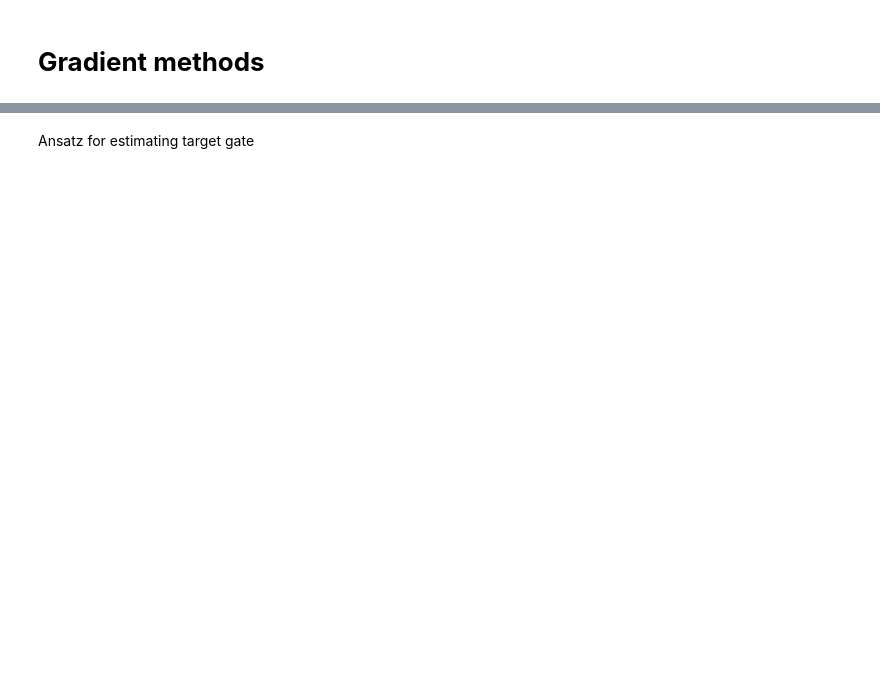
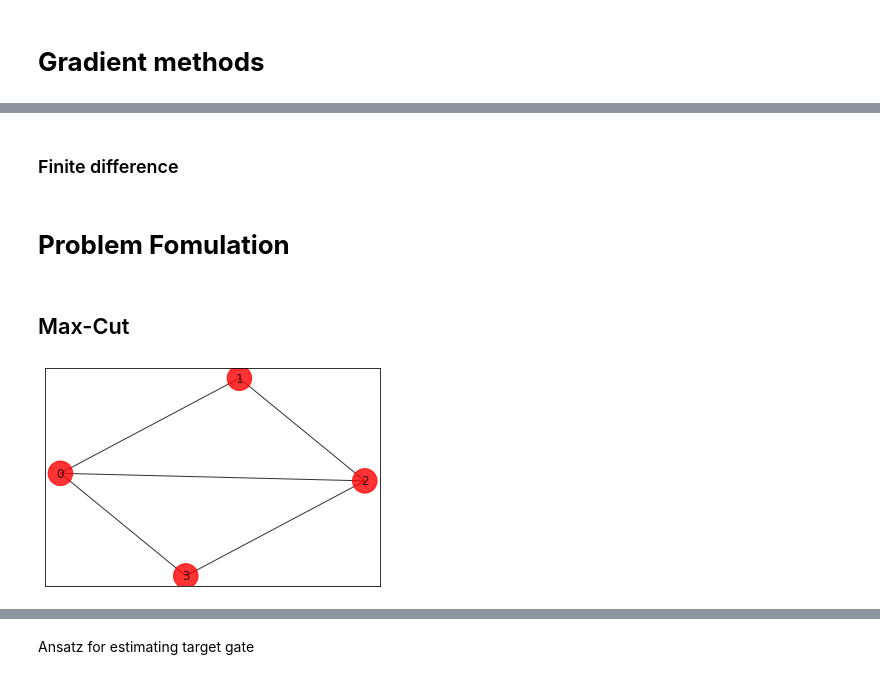
Before and after one commit to BankNatchapol/Comparison-of-Quantum-Gradient, a Jupyter notebook: discrete_vs_continuous/discrete_gradient_comparison.ipynb, the cells around one changed output, grey strips where cells are left out. Cells and saved outputs as stored; diff of their text form; code cells hidden in the pictures; blank space fills up the shorter version.

```diff
--- a/discrete_vs_continuous/discrete_gradient_comparison.ipynb
+++ b/discrete_vs_continuous/discrete_gradient_comparison.ipynb
@@ -214,0 +347,2 @@ def problem():
+# %% [markdown]
+### Finite difference
@@ -214,0 +371,13 @@ def problem():
+# %% [markdown]
+# **Problem Fomulation**
+# %% [markdown]
+## Max-Cut
+# %%
+num_wires = 4  # Number of nodes in graph
+
+elist_maxcut = [(0, 1), (0, 2), (0, 3), (1, 2), (2, 3)]
+colors_maxcut = ["r" for node in range(num_wires)]
+
+draw_graph(elist_maxcut, colors_maxcut)
+# %% [output]
+[figure, added]
```
Also changed, not shown: parts of 149 cells of this notebook.
